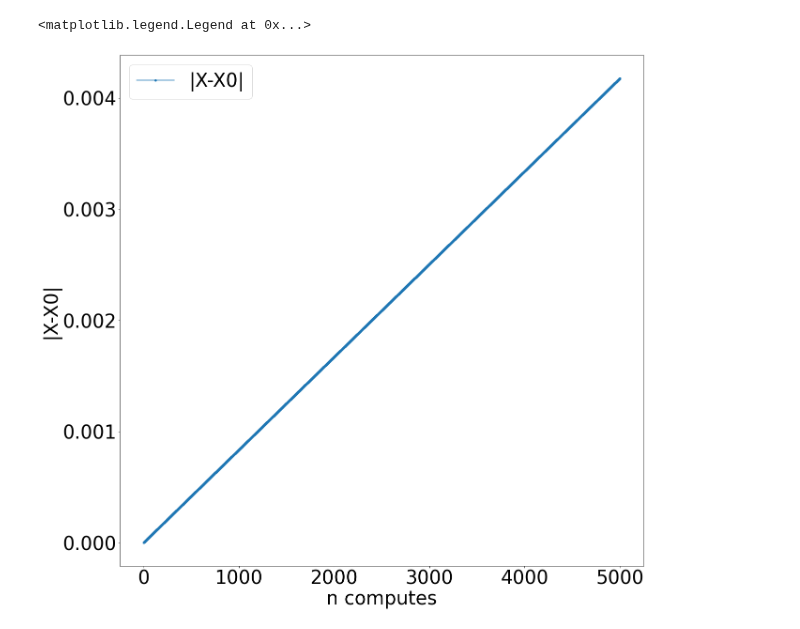
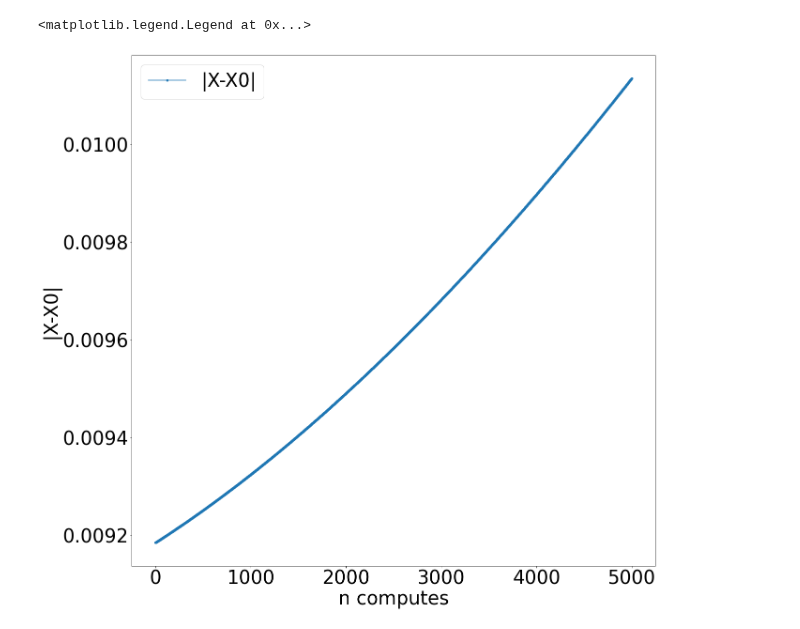
Before and after one commit to S1ckick/Nbodies, a Jupyter notebook: NBodies/Untitled.ipynb, the cells around one changed output. Saved outputs shown, nothing was run; the diff lists cells and outputs as text; code cells hidden in the pictures.

```diff
--- a/NBodies/Untitled.ipynb
+++ b/NBodies/Untitled.ipynb
@@ -40,19 +40,19 @@ axes.legend(prop={'size': 20})
 # %%
 import matplotlib.pyplot as plt
 import numpy as np
 
 
 import json
-with open('../build/center.json') as f:
+with open('center.json') as f:
   data_center = json.load(f)
 
 figure, axes = plt.subplots(figsize = (20,20))
 
 axes.plot(list(map(float, data_center)),linestyle='solid', marker='o', markersize=4, label='|X-X0|')
 
 axes.set_xlabel('n computes')
 axes.set_ylabel('|X-X0|')
 axes.legend()
 # %% [output]
 <matplotlib.legend.Legend at 0x...>
-[figure, old version]
+[figure, new version]
```
Also changed, not shown: parts of 4 cells of this notebook, 9 other files.
